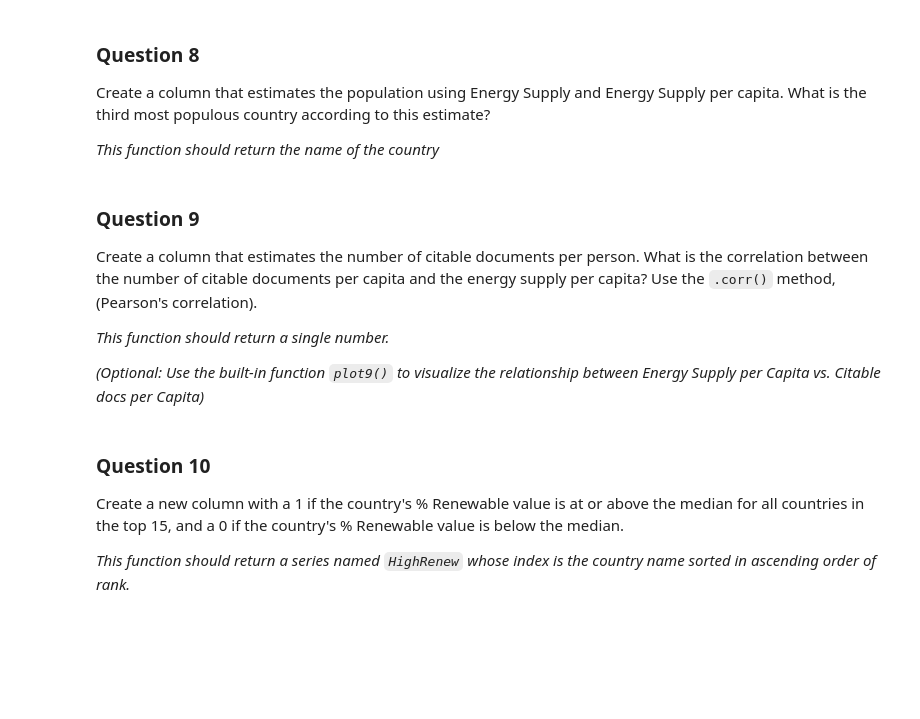
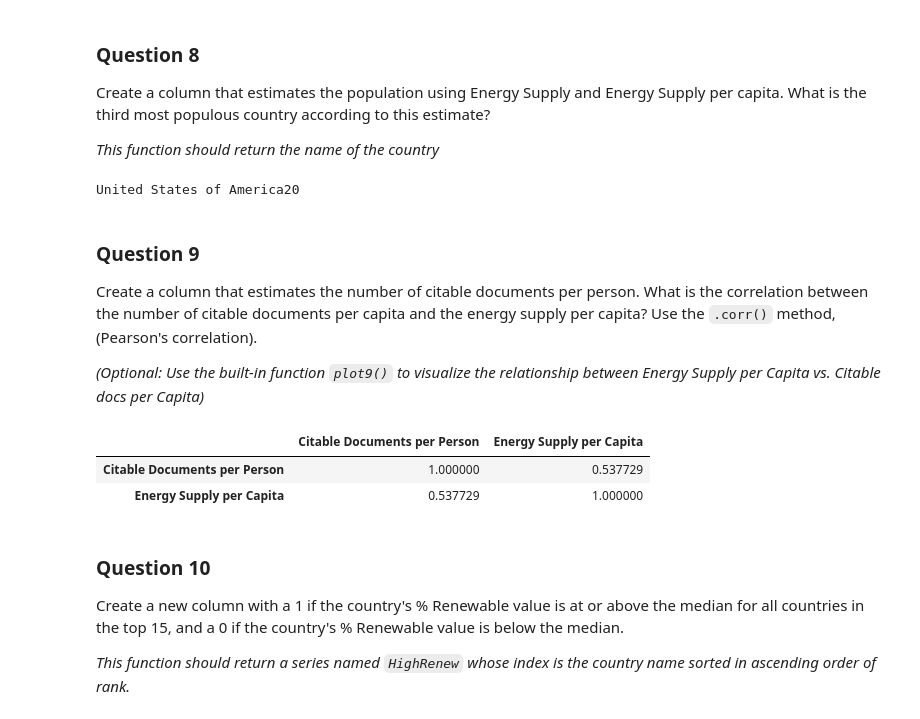
Before and after one commit to thomazcabral/Data_Science-ML, a Jupyter notebook: Data Science with Python/C1 (Introduction to Data Science in Python)/W3 (More Data Processing with Pandas)/More Pandas/Assignment3/assignment3.ipynb, the cells around one changed output. Drawn from its saved outputs; the diff is of its cells as text; code cells hidden in the pictures; blank space fills up the shorter version.

```diff
--- a/Data Science with Python/C1 (Introduction to Data Science in Python)/W3 (More Data Processing with Pandas)/More Pandas/Assignment3/assignment3.ipynb
+++ b/Data Science with Python/C1 (Introduction to Data Science in Python)/W3 (More Data Processing with Pandas)/More Pandas/Assignment3/assignment3.ipynb
@@ -155,14 +248,31 @@ Create a column that estimates the population using Energy Supply and Energy Sup
 What is the third most populous country according to this estimate?
 
 *This function should return the name of the country*
+# %%
+energy["Population"] = energy["Energy Supply"] / energy["Energy Supply per Capita"]
+energy.sort_values(by="Population", ascending=False, inplace=True)
+print(energy.iloc[2].name)
+# %% [output]
+United States of America20
 # %% [markdown]
 ### Question 9
 Create a column that estimates the number of citable documents per person.
 What is the correlation between the number of citable documents per capita and the energy supply per capita? Use the `.corr()` method, (Pearson's correlation).
 
-*This function should return a single number.*
 
 *(Optional: Use the built-in function `plot9()` to visualize the relationship between Energy Supply per Capita vs. Citable docs per Capita)*
+# %%
+sorted_merge["Population"] = sorted_merge["Energy Supply"] / sorted_merge["Energy Supply per Capita"]
+sorted_merge["Citable Documents per Person"] = sorted_merge["Citable documents"] / sorted_merge["Population"]
+
+per_capita_df = sorted_merge[["Citable Documents per Person", "Energy Supply per Capita"]]
+
+correlation_matrix = per_capita_df.corr()
+correlation_matrix
+# %% [output]
+|  | Citable Documents per Person | Energy Supply per Capita |
+| Citable Documents per Person | 1.000000 | 0.537729 |
+| Energy Supply per Capita | 0.537729 | 1.000000 |
 # %% [markdown]
 ### Question 10
 Create a new column with a 1 if the country's % Renewable value is at or above the median for all countries in the top 15, and a 0 if the country's % Renewable value is below the median.
```
Also changed, not shown: parts of 12 cells of this notebook.
